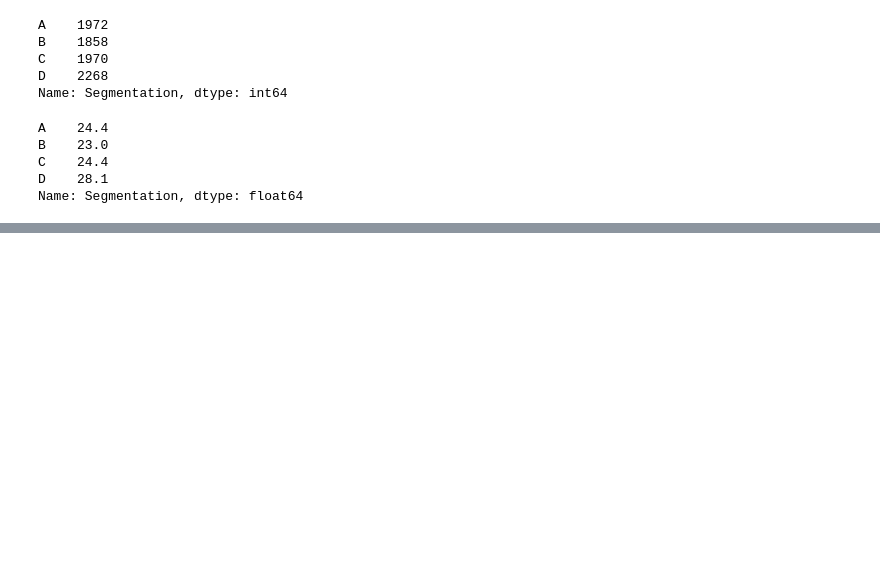
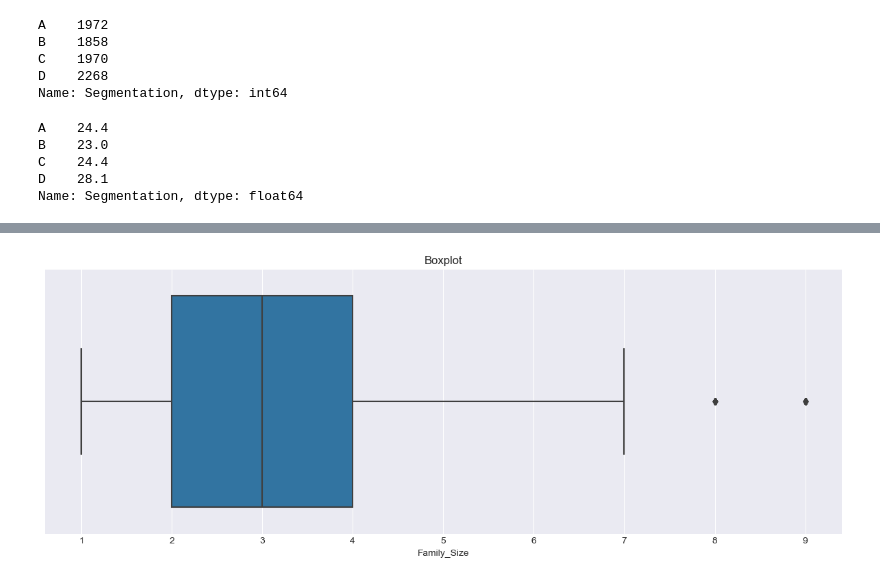
Before and after one commit to giannisbasa/Customer-Segmentation, a Jupyter notebook: 1. Coding/Customer_segmentation.ipynb, the cells around one changed output, grey strips where cells are left out. Cells and saved outputs as stored; diff of their text form; code cells hidden in the pictures; blank space fills up the shorter version.

```diff
--- a/1. Coding/Customer_segmentation.ipynb
+++ b/1. Coding/Customer_segmentation.ipynb
@@ -372,0 +430,5 @@ Name: Segmentation, dtype: float64
+# %%
+# 2. Family size
+box_plot(train, 'Family_Size')
+# %% [output]
+[figure, added]
```
Also changed, not shown: parts of 9 cells of this notebook.
